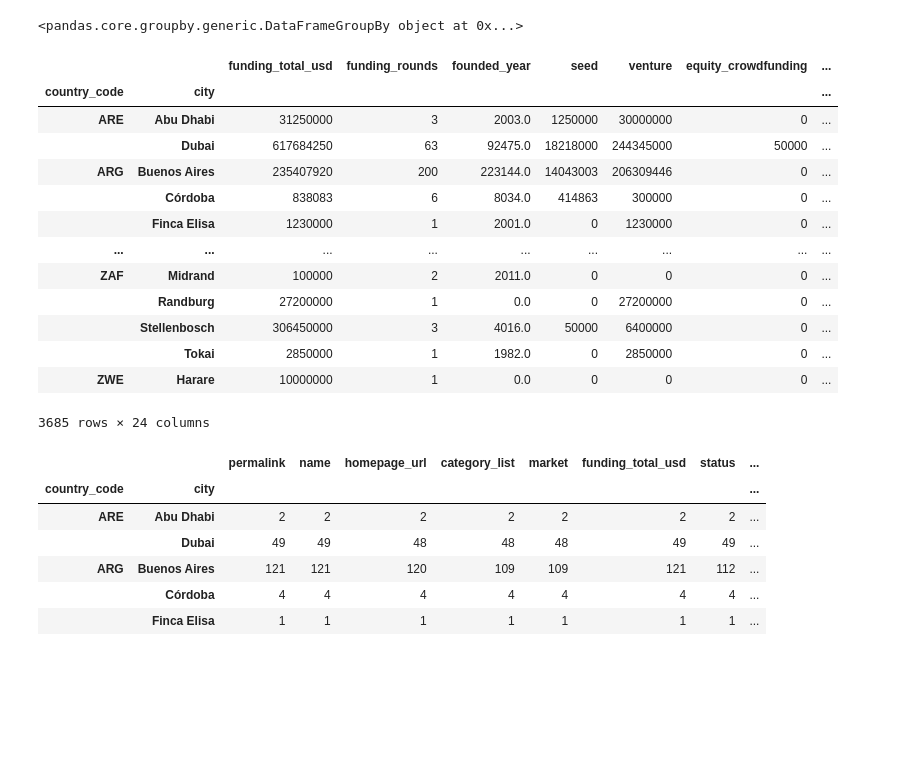
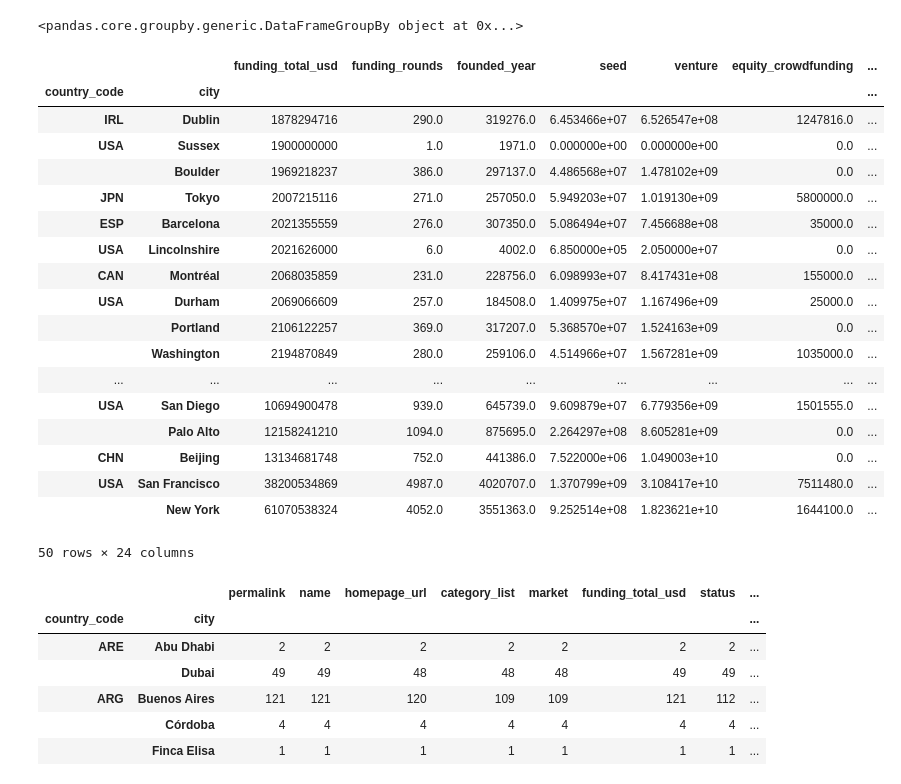
Before and after one commit to yohokr7/VC-Funding-Map, a Jupyter notebook: SQL_Loader/Data_Aggregator.ipynb, the cells around one changed output. Saved outputs shown, nothing was run; the diff lists cells and outputs as text; code cells hidden in the pictures; blank space fills up the shorter version.

```diff
--- a/SQL_Loader/Data_Aggregator.ipynb
+++ b/SQL_Loader/Data_Aggregator.ipynb
@@ -28,22 +28,27 @@ groupings_item
 <pandas.core.groupby.generic.DataFrameGroupBy object at 0x...>
 # %%
 sum_df = groupings_item.sum()
-sum_df
+sum_df.sort_values("funding_total_usd").tail(50)
 # %% [output]
 |  |  | funding_total_usd | funding_rounds | founded_year | seed | venture | equity_crowdfunding | ... |
 | country_code | city |  |  |  |  |  |  | ... |
-| ARE | Abu Dhabi | 31250000 | 3 | 2003.0 | 1250000 | 30000000 | 0 | ... |
-|  | Dubai | 617684250 | 63 | 92475.0 | 18218000 | 244345000 | 50000 | ... |
-| ARG | Buenos Aires | 235407920 | 200 | 223144.0 | 14043003 | 206309446 | 0 | ... |
-|  | Córdoba | 838083 | 6 | 8034.0 | 414863 | 300000 | 0 | ... |
-|  | Finca Elisa | 1230000 | 1 | 2001.0 | 0 | 1230000 | 0 | ... |
+| IRL | Dublin | 1878294716 | 290.0 | 319276.0 | 6.453466e+07 | 6.526547e+08 | 1247816.0 | ... |
+| USA | Sussex | 1900000000 | 1.0 | 1971.0 | 0.000000e+00 | 0.000000e+00 | 0.0 | ... |
+|  | Boulder | 1969218237 | 386.0 | 297137.0 | 4.486568e+07 | 1.478102e+09 | 0.0 | ... |
+| JPN | Tokyo | 2007215116 | 271.0 | 257050.0 | 5.949203e+07 | 1.019130e+09 | 5800000.0 | ... |
+| ESP | Barcelona | 2021355559 | 276.0 | 307350.0 | 5.086494e+07 | 7.456688e+08 | 35000.0 | ... |
+| USA | Lincolnshire | 2021626000 | 6.0 | 4002.0 | 6.850000e+05 | 2.050000e+07 | 0.0 | ... |
+| CAN | Montréal | 2068035859 | 231.0 | 228756.0 | 6.098993e+07 | 8.417431e+08 | 155000.0 | ... |
+| USA | Durham | 2069066609 | 257.0 | 184508.0 | 1.409975e+07 | 1.167496e+09 | 25000.0 | ... |
+|  | Portland | 2106122257 | 369.0 | 317207.0 | 5.368570e+07 | 1.524163e+09 | 0.0 | ... |
+|  | Washington | 2194870849 | 280.0 | 259106.0 | 4.514966e+07 | 1.567281e+09 | 1035000.0 | ... |
 | ... | ... | ... | ... | ... | ... | ... | ... | ... |
-| ZAF | Midrand | 100000 | 2 | 2011.0 | 0 | 0 | 0 | ... |
-|  | Randburg | 27200000 | 1 | 0.0 | 0 | 27200000 | 0 | ... |
-|  | Stellenbosch | 306450000 | 3 | 4016.0 | 50000 | 6400000 | 0 | ... |
-|  | Tokai | 2850000 | 1 | 1982.0 | 0 | 2850000 | 0 | ... |
-| ZWE | Harare | 10000000 | 1 | 0.0 | 0 | 0 | 0 | ... |
+| USA | San Diego | 10694900478 | 939.0 | 645739.0 | 9.609879e+07 | 6.779356e+09 | 1501555.0 | ... |
+|  | Palo Alto | 12158241210 | 1094.0 | 875695.0 | 2.264297e+08 | 8.605281e+09 | 0.0 | ... |
+| CHN | Beijing | 13134681748 | 752.0 | 441386.0 | 7.522000e+06 | 1.049003e+10 | 0.0 | ... |
+| USA | San Francisco | 38200534869 | 4987.0 | 4020707.0 | 1.370799e+09 | 3.108417e+10 | 7511480.0 | ... |
+|  | New York | 61070538324 | 4052.0 | 3551363.0 | 9.252514e+08 | 1.823621e+10 | 1644100.0 | ... |
-3685 rows × 24 columns
+50 rows × 24 columns
 # %%
 count_df = groupings_item.count()
 count_df
```
Also changed, not shown: 9 other files.
